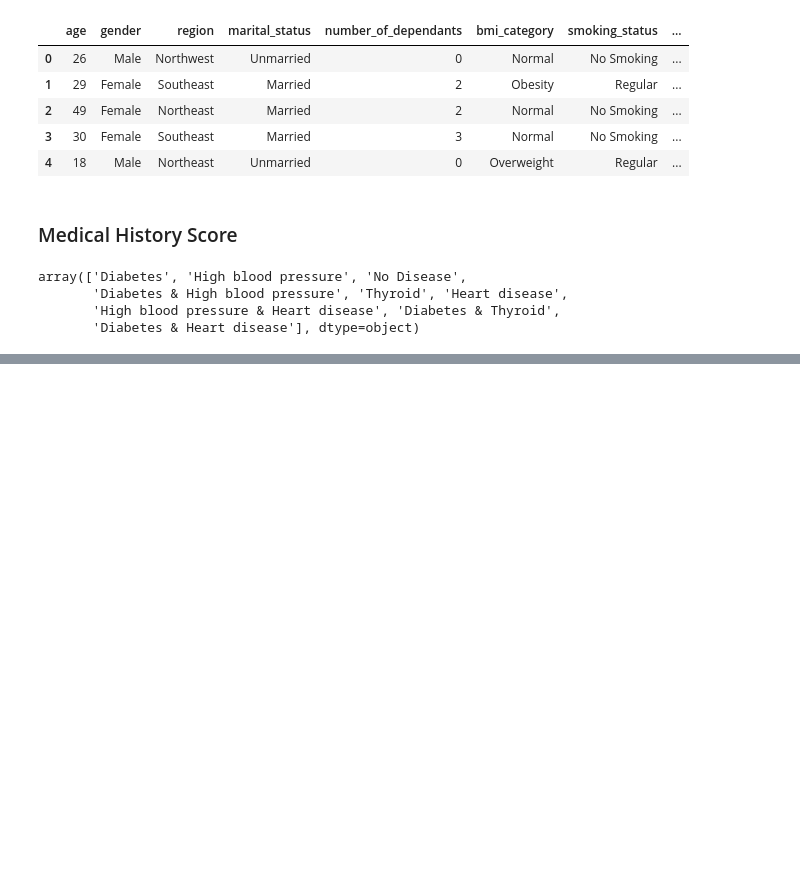
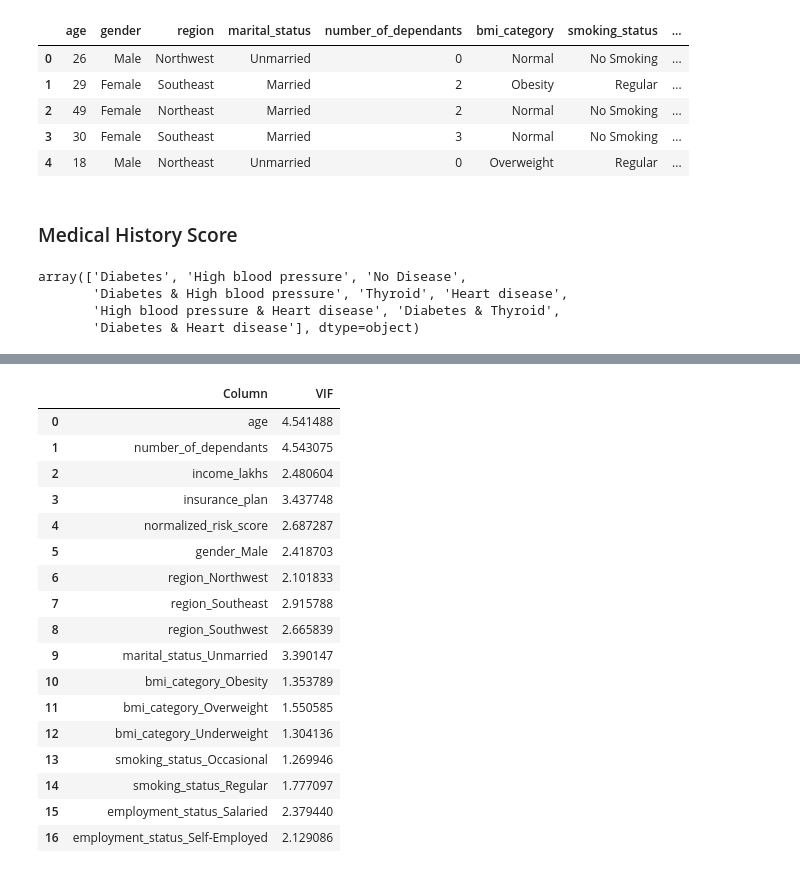
Before and after one commit to HMurawski/Health-Insurance-Model, a Jupyter notebook: notebooks/02_feature_engineering.ipynb, the cells around one changed output, grey strips where cells are left out. Cells and saved outputs as stored; diff of their text form; code cells hidden in the pictures; blank space fills up the shorter version.

```diff
--- a/notebooks/02_feature_engineering.ipynb
+++ b/notebooks/02_feature_engineering.ipynb
@@ -38,0 +154,14 @@ array(['Diabetes', 'High blood pressure', 'No Disease',
+# %%
+X = df.drop("annual_premium_amount", axis=1)
+y = df["annual_premium_amount"]
+
+X_train, X_test, y_train, y_test = train_test_split(X, y, test_size=0.2, random_state=42)
+# %%
+scaler = MinMaxScaler()
+cols_to_scale = ["age", "number_of_dependants", "income_level", "income_lakhs", "insurance_plan"]
+X_train_scaled = X_train.copy(deep=False)
+X_test_scaled = X_test.copy(deep=False)
+
+#scaling only those columns to ensure that there is no data-leakage
+X_train_scaled[cols_to_scale] = scaler.fit_transform(X_train_scaled[cols_to_scale])
+X_test_scaled[cols_to_scale] = scaler.transform(X_test_scaled[cols_to_scale])
@@ -38,0 +170,6 @@ array(['Diabetes', 'High blood pressure', 'No Disease',
+# %%
+def calculate_vif(data):
+    vif_df = pd.DataFrame()
+    vif_df["Column"] = data.columns
+    vif_df["VIF"] = [variance_inflation_factor(data.values, i) for i in range(data.shape[1])]
+    return vif_df
@@ -38,0 +197,21 @@ array(['Diabetes', 'High blood pressure', 'No Disease',
+# %%
+calculate_vif(X_train_scaled.drop("income_level", axis=1))
+# %% [output]
+|  | Column | VIF |
+| 0 | age | 4.541488 |
+| 1 | number_of_dependants | 4.543075 |
+| 2 | income_lakhs | 2.480604 |
+| 3 | insurance_plan | 3.437748 |
+| 4 | normalized_risk_score | 2.687287 |
+| 5 | gender_Male | 2.418703 |
+| 6 | region_Northwest | 2.101833 |
+| 7 | region_Southeast | 2.915788 |
+| 8 | region_Southwest | 2.665839 |
+| 9 | marital_status_Unmarried | 3.390147 |
+| 10 | bmi_category_Obesity | 1.353789 |
+| 11 | bmi_category_Overweight | 1.550585 |
+| 12 | bmi_category_Underweight | 1.304136 |
+| 13 | smoking_status_Occasional | 1.269946 |
+| 14 | smoking_status_Regular | 1.777097 |
+| 15 | employment_status_Salaried | 2.379440 |
+| 16 | employment_status_Self-Employed | 2.129086 |
```
Also changed, not shown: parts of 19 cells of this notebook.
